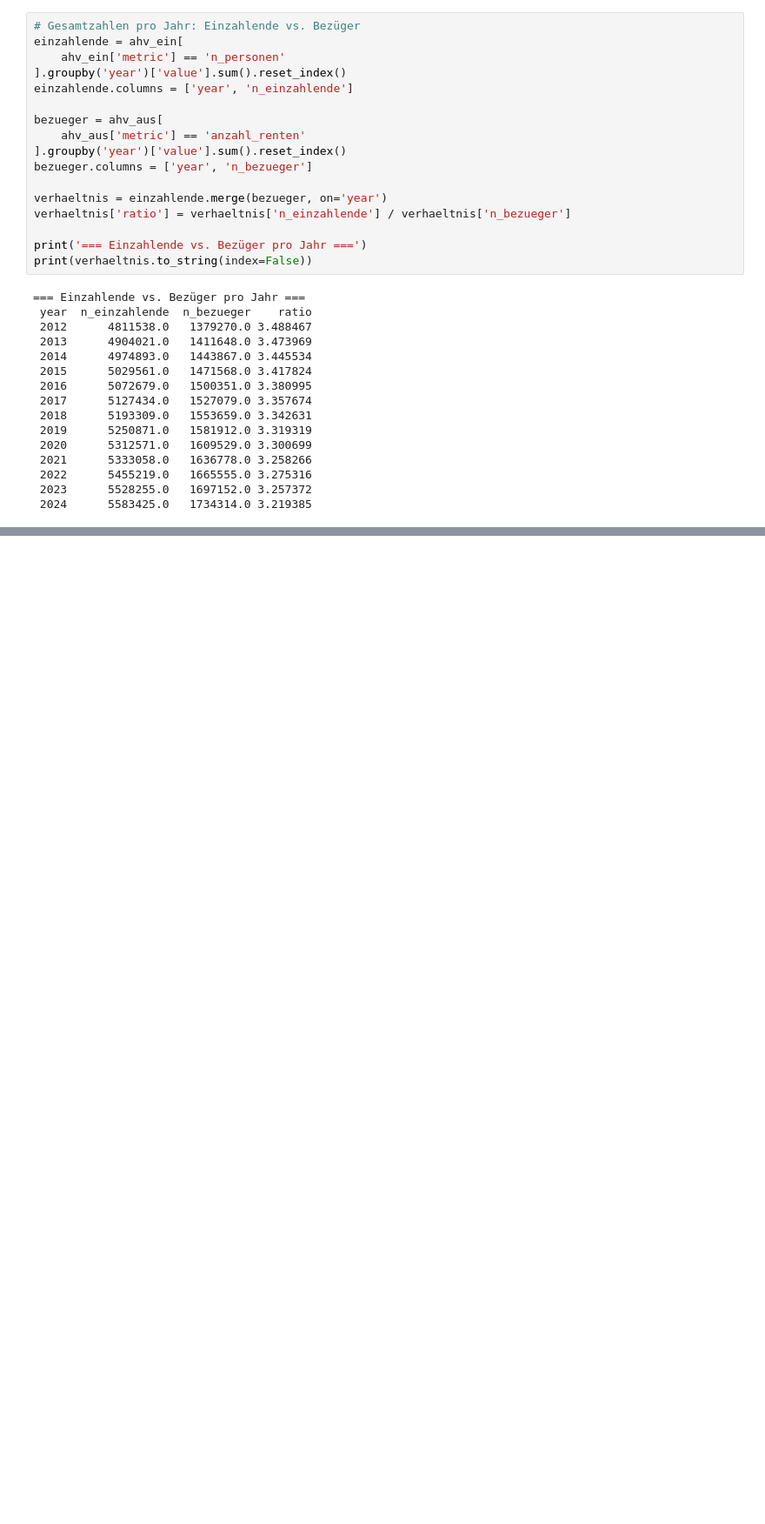
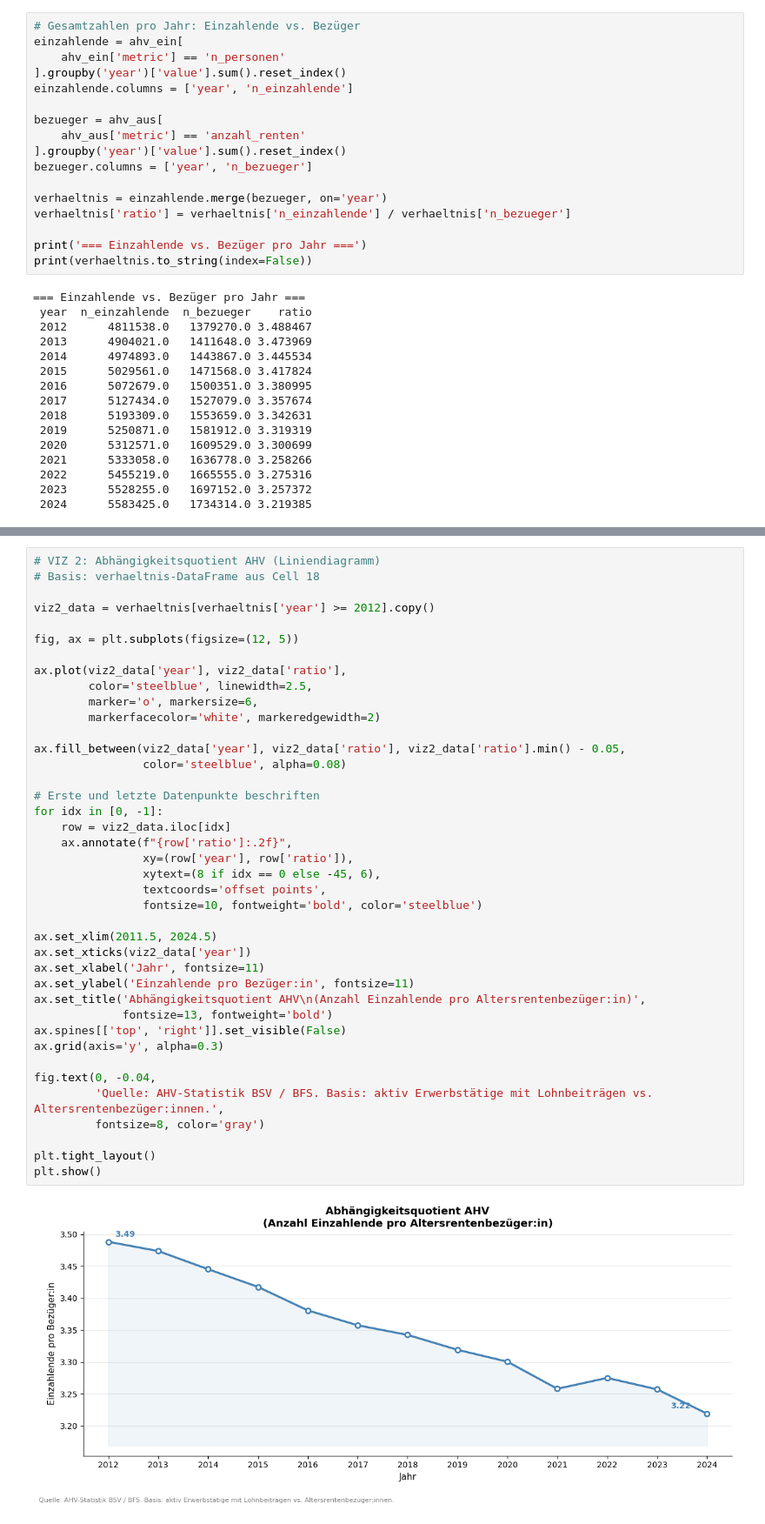
Before and after one commit to javi36/PODSV_Visualisierungsprojekt, a Jupyter notebook: 02_eda/eda_whopays.ipynb, the cells around one changed output, grey strips where cells are left out. Shown at 87% size. Saved outputs shown, nothing was run; the diff lists cells and outputs as text; blank space fills up the shorter version.

```diff
--- a/02_eda/eda_whopays.ipynb
+++ b/02_eda/eda_whopays.ipynb
@@ -644,0 +654,42 @@ plt.show()
+# %%
+# VIZ 2: Abhängigkeitsquotient AHV (Liniendiagramm)
+# Basis: verhaeltnis-DataFrame aus Cell 18
+
+viz2_data = verhaeltnis[verhaeltnis['year'] >= 2012].copy()
+
+fig, ax = plt.subplots(figsize=(12, 5))
+
+ax.plot(viz2_data['year'], viz2_data['ratio'],
+        color='steelblue', linewidth=2.5,
+        marker='o', markersize=6,
+        markerfacecolor='white', markeredgewidth=2)
+
+ax.fill_between(viz2_data['year'], viz2_data['ratio'], viz2_data['ratio'].min() - 0.05,
+                color='steelblue', alpha=0.08)
+
+# Erste und letzte Datenpunkte beschriften
+for idx in [0, -1]:
+    row = viz2_data.iloc[idx]
+    ax.annotate(f"{row['ratio']:.2f}",
+                xy=(row['year'], row['ratio']),
+                xytext=(8 if idx == 0 else -45, 6),
+                textcoords='offset points',
+                fontsize=10, fontweight='bold', color='steelblue')
+
+ax.set_xlim(2011.5, 2024.5)
+ax.set_xticks(viz2_data['year'])
+ax.set_xlabel('Jahr', fontsize=11)
+ax.set_ylabel('Einzahlende pro Bezüger:in', fontsize=11)
+ax.set_title('Abhängigkeitsquotient AHV\n(Anzahl Einzahlende pro Altersrentenbezüger:in)',
+             fontsize=13, fontweight='bold')
+ax.spines[['top', 'right']].set_visible(False)
+ax.grid(axis='y', alpha=0.3)
+
+fig.text(0, -0.04,
+         'Quelle: AHV-Statistik BSV / BFS. Basis: aktiv Erwerbstätige mit Lohnbeiträgen vs. Altersrentenbezüger:innen.',
+         fontsize=8, color='gray')
+
+plt.tight_layout()
+plt.show()
+# %% [output]
+[figure, added]
```
Also changed, not shown: parts of 13 cells of this notebook, 4 other files.
